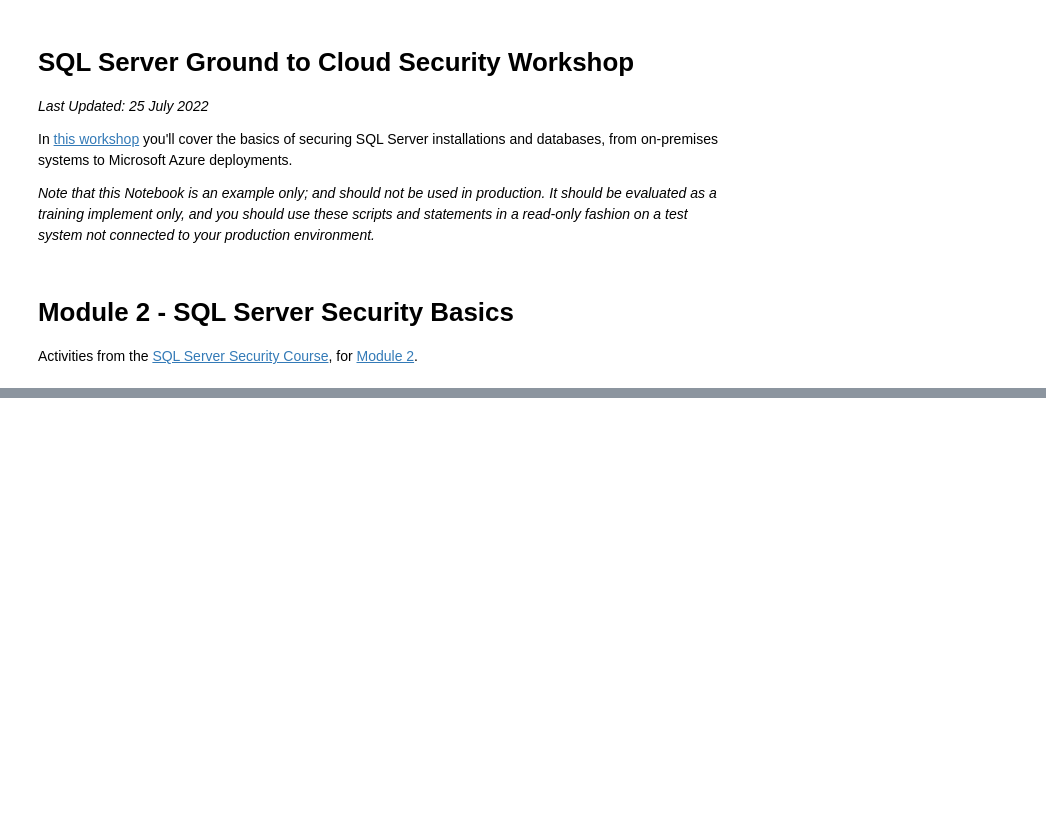
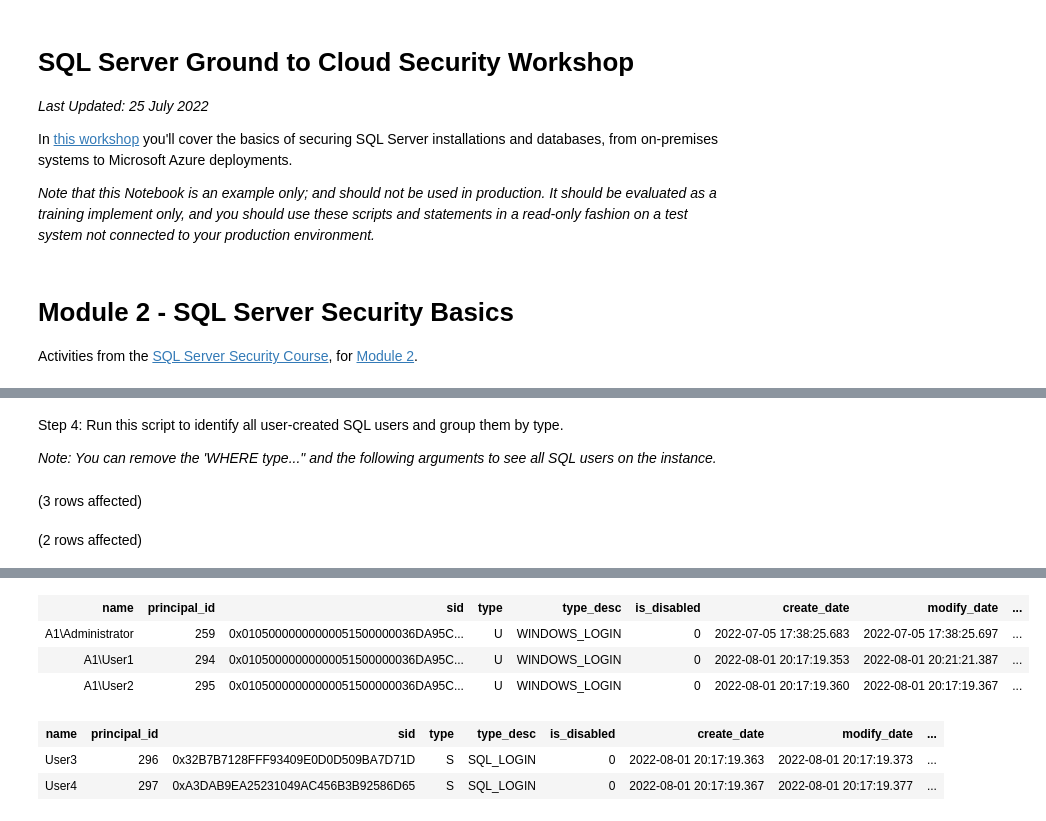
Before and after one commit to David-Seis/SecureYourAzureData, a Jupyter notebook: SQLSecurity/Security Audit Notebook.ipynb, the cells around one changed output, grey strips where cells are left out. Drawn from its saved outputs; the diff is of its cells as text; code cells hidden in the pictures; blank space fills up the shorter version.

```diff
--- a/SQLSecurity/Security Audit Notebook.ipynb
+++ b/SQLSecurity/Security Audit Notebook.ipynb
@@ -39,0 +172,19 @@ Total execution time: 00:00:00.146
+# %% [markdown]
+Step 4: Run this script to identify all user-created SQL users and group them by type.
+
+_Note: You can remove the 'WHERE type..." and the following arguments to see all SQL users on the instance._
+# %%
+/*  Module 2, Activity 2 - Audit user-created logins on the server */
+
+-- Windows Logins
+SELECT * FROM sys.server_principals
+WHERE type IN ('U','G', 'E', 'X') AND name NOT LIKE '%NT%'
+ORDER BY type
+
+-- SQL Logins
+SELECT * FROM sys.server_principals
+WHERE type = 'S' AND name NOT LIKE '%#%' AND name NOT LIKE 'sa'
+ORDER BY type
+# %% [output]
+(3 rows affected)
+(2 rows affected)
@@ -39,0 +192,7 @@ Total execution time: 00:00:00.146
+| name | principal_id | sid | type | type_desc | is_disabled | create_date | modify_date | ... |
+| A1\Administrator | 259 | 0x01050000000000051500000036DA95C... | U | WINDOWS_LOGIN | 0 | 2022-07-05 17:38:25.683 | 2022-07-05 17:38:25.697 | ... |
+| A1\User1 | 294 | 0x01050000000000051500000036DA95C... | U | WINDOWS_LOGIN | 0 | 2022-08-01 20:17:19.353 | 2022-08-01 20:21:21.387 | ... |
+| A1\User2 | 295 | 0x01050000000000051500000036DA95C... | U | WINDOWS_LOGIN | 0 | 2022-08-01 20:17:19.360 | 2022-08-01 20:17:19.367 | ... |
+| name | principal_id | sid | type | type_desc | is_disabled | create_date | modify_date | ... |
+| User3 | 296 | 0x32B7B7128FFF93409E0D0D509BA7D71D | S | SQL_LOGIN | 0 | 2022-08-01 20:17:19.363 | 2022-08-01 20:17:19.373 | ... |
+| User4 | 297 | 0xA3DAB9EA25231049AC456B3B92586D65 | S | SQL_LOGIN | 0 | 2022-08-01 20:17:19.367 | 2022-08-01 20:17:19.377 | ... |
```
Also changed, not shown: parts of 38 cells of this notebook, 1 other file.
